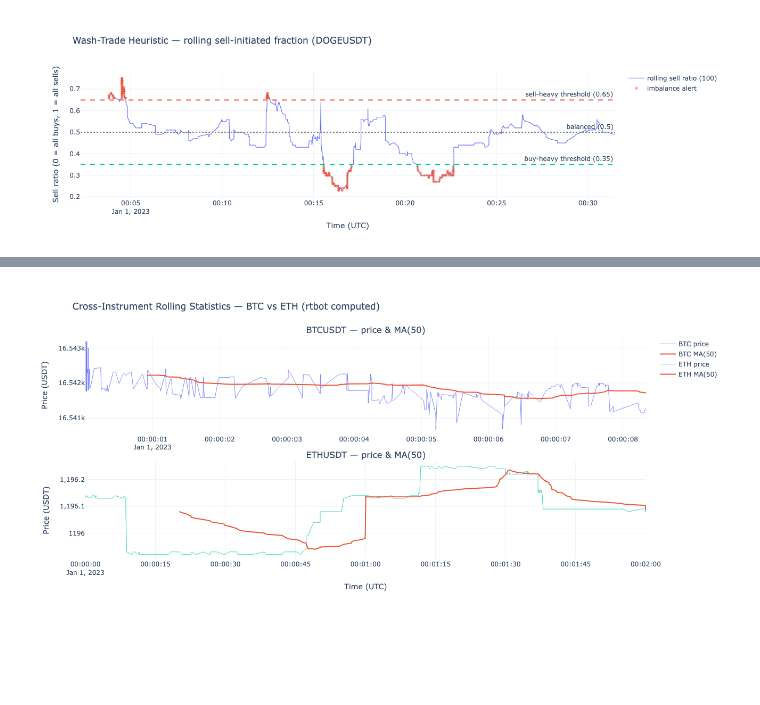
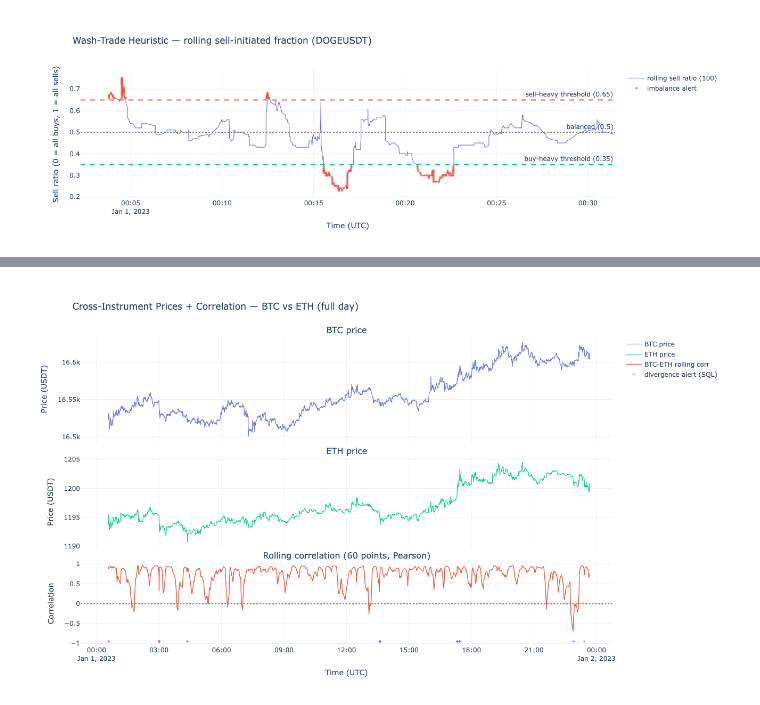
Before and after one commit to rtbot-dev/rtbot-sql, a Jupyter notebook: examples/notebooks/trade_surveillance_universal_sql_patterns.ipynb, the cells around one changed output, grey strips where cells are left out. Saved outputs shown, nothing was run; the diff lists cells and outputs as text; code cells hidden in the pictures; blank space fills up the shorter version.

```diff
--- a/examples/notebooks/trade_surveillance_universal_sql_patterns.ipynb
+++ b/examples/notebooks/trade_surveillance_universal_sql_patterns.ipynb
@@ -420,7 +460,10 @@ Fed 500 BTC and 500 ETH trades
 # %%
-btc_result = sql2.execute('SELECT * FROM btc_rolling LIMIT 10')
-eth_result = sql2.execute('SELECT * FROM eth_rolling LIMIT 10')
+stats = sql2.execute('SELECT * FROM cross_stats LIMIT 10000')
+corr_stats = sql2.execute('SELECT * FROM cross_correlation LIMIT 10000')
+alerts = sql2.execute('SELECT * FROM divergence_alerts LIMIT 10000')
 
-print(f'BTC rolling rows: {len(btc_result)}, ETH rolling rows: {len(eth_result)}')
-btc_result.head(5)
+print(f'cross_stats rows: {len(stats)}, correlation rows: {len(corr_stats)}, divergence alerts: {len(alerts)}')
+if len(alerts) > 0:
+    print(f'\nSample alerts (percentage divergence):')
+    display(alerts.head(10))
 # %% [output]
@@ -450,36 +484,55 @@ eth_vals = [m.values for m in eth_rolling_msgs]
 # %%
 from plotly.subplots import make_subplots
 
-fig = make_subplots(rows=2, cols=1, shared_xaxes=False,
-                    subplot_titles=['BTCUSDT — price & MA(50)', 'ETHUSDT — price & MA(50)'],
-                    vertical_spacing=0.12)
+corr_window = 60
+corr_df = corr_stats.copy()
+
+fig = make_subplots(
+    rows=3, cols=1, shared_xaxes=True, vertical_spacing=0.05,
+    row_heights=[0.38, 0.32, 0.30],
+    subplot_titles=(
+        'BTC price',
+        'ETH price',
+        f'Rolling correlation ({corr_window} points, Pearson)'
+    ),
+)
 
 fig.add_trace(go.Scatter(
-    x=btc['event_time'], y=btc['price'],
-    mode='lines', name='BTC price', line=dict(width=0.8, color='#636EFA'),
+    x=corr_df['time'], y=corr_df['btc_price'],
+    mode='lines', name='BTC price',
+    line=dict(width=1.2, color='#636EFA'),
 ), row=1, col=1)
 fig.add_trace(go.Scatter(
-    x=btc_times, y=[v[1] for v in btc_vals],
-    mode='lines', name='BTC MA(50)', line=dict(width=2, color='#EF553B'),
-), row=1, col=1)
+    x=corr_df['time'], y=corr_df['eth_price'],
+    mode='lines', name='ETH price',
+    line=dict(width=1.2, color='#00CC96'),
+), row=2, col=1)
 
 fig.add_trace(go.Scatter(
-    x=eth['event_time'], y=eth['price'],
-    mode='lines', name='ETH price', line=dict(width=0.8, color='#00CC96'),
-), row=2, col=1)
-fig.add_trace(go.Scatter(
-    x=eth_times, y=[v[1] for v in eth_vals],
-    mode='lines', name='ETH MA(50)', line=dict(width=2, color='#EF553B'),
-), row=2, col=1)
+    x=corr_df['time'], y=corr_df['corr_60'],
+    mode='lines', name='BTC-ETH rolling corr',
+    line=dict(width=1.4, color='#EF553B'),
+), row=3, col=1)
 
-fig.update_layout(
-    title='Cross-Instrument Rolling Statistics — BTC vs ETH (rtbot computed)',
-    template='plotly_white', height=600,
-)
+if len(alerts) > 0:
+    alert_times = alerts['time']
+    fig.add_trace(go.Scatter(
+        x=alert_times, y=[-0.95] * len(alert_times),
+        mode='markers', name='divergence alert (SQL)',
+        marker=dict(size=4, color='#AB63FA', symbol='diamond', opacity=0.5),
+    ), row=3, col=1)
+
+fig.add_hline(y=0, line_dash='dot', line_color='gray', row=3, col=1)
 fig.update_yaxes(title_text='Price (USDT)', row=1, col=1)
 fig.update_yaxes(title_text='Price (USDT)', row=2, col=1)
-fig.update_xaxes(title_text='Time (UTC)', row=2, col=1)
+fig.update_yaxes(title_text='Correlation', range=[-1.05, 1.05], row=3, col=1)
+fig.update_xaxes(title_text='Time (UTC)', row=3, col=1)
+fig.update_layout(
+    title='Cross-Instrument Prices + Correlation — BTC vs ETH (full day)',
+    template='plotly_white',
+    height=760,
+)
 fig.show()
 # %% [output]
-[figure, old version]
+[figure, new version]
 # %% [markdown]
```
Also changed, not shown: parts of 22 cells of this notebook.
